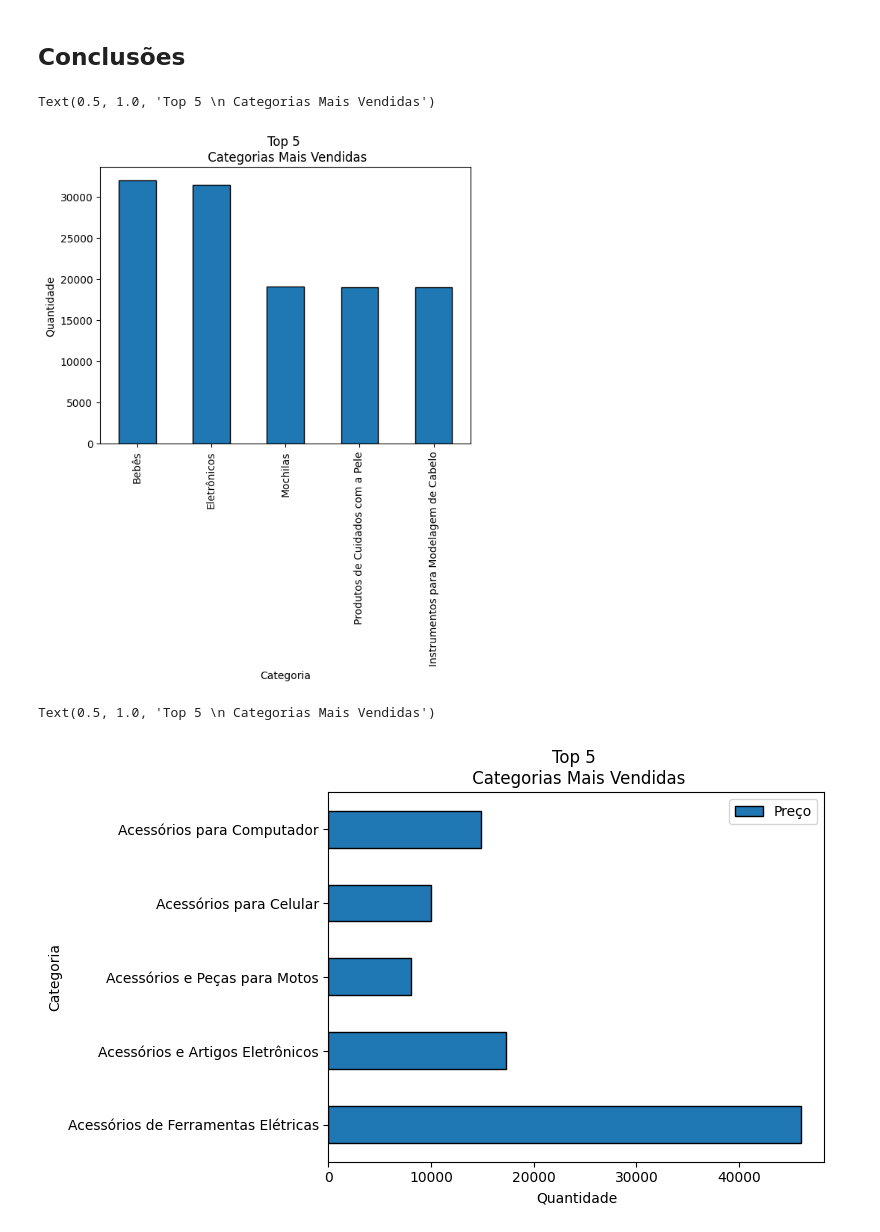
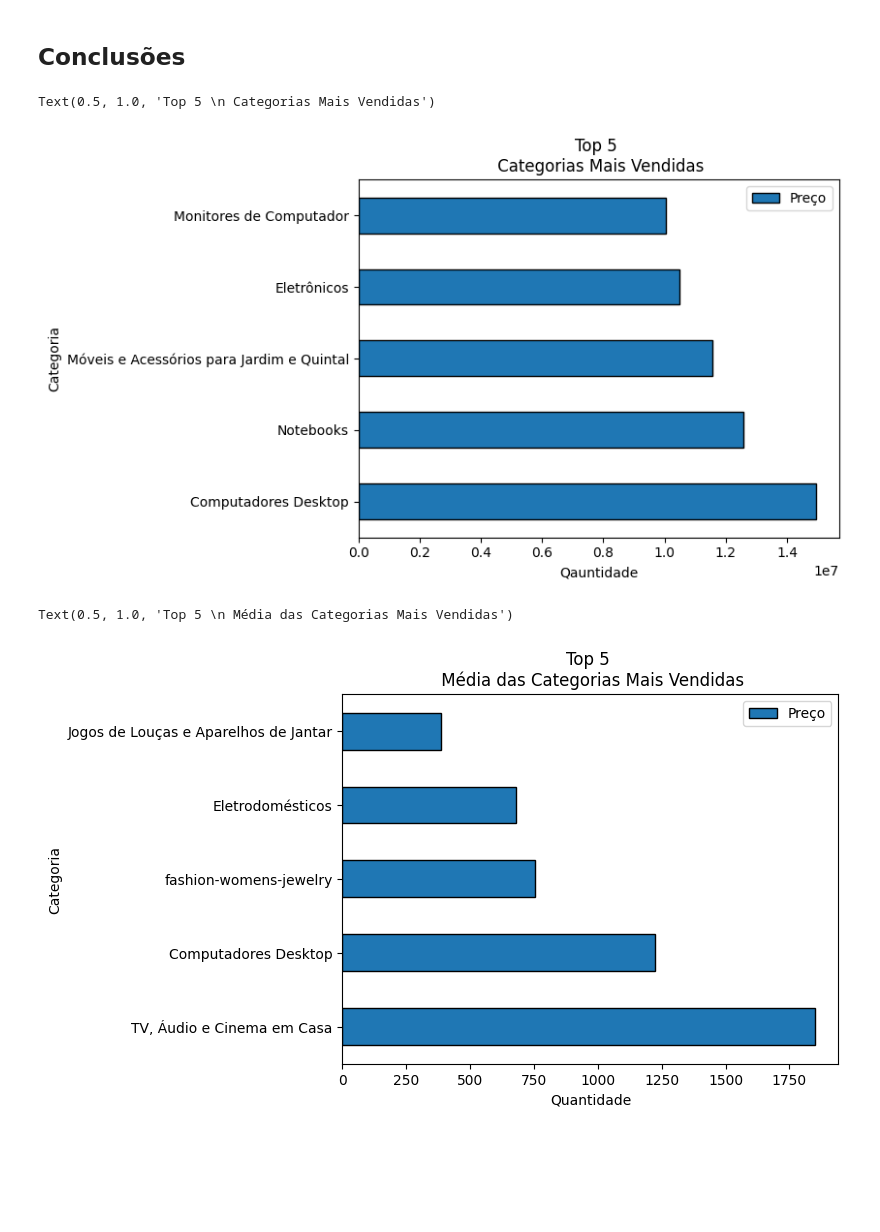
Before and after one commit to reprograma/on26-python-s13-projeto-guiado-II, a Jupyter notebook: exercicios/para-casa/amazon.ipynb, the cells around one changed output. Cells and saved outputs as stored; diff of their text form; code cells hidden in the pictures; blank space fills up the shorter version.

```diff
--- a/exercicios/para-casa/amazon.ipynb
+++ b/exercicios/para-casa/amazon.ipynb
@@ -339,8 +347,9 @@ Name: Categoria do Produto, Length: 206, dtype: int64
 # %%
 # 20. Análise das tendências de preços em diferentes categorias de produtos.
 # 20. a) Soma total.
-df_precCategS = df_tab1.loc[:,["Categoria do Produto", "Preço"]]
+df_precCateg = df_tab1.loc[:,["Categoria do Produto", "Preço"]]
 df_precCategS = df_precCateg.groupby('Categoria do Produto').sum('Preço')
+df_precCategS.sort_values(["Preço"], axis=0, ascending=False, inplace=True)
 df_precCategS
 # %% [output]
 |  | Preço |
@@ -463,23 +473,23 @@ dtype: int64
 ## Conclusões
 # %%
 # título, legendas (Y e X)
-df_categoriasG = df_categorias.head(5)
-df_categoriasG.plot(kind='bar', edgecolor='black');
+df_categoriasG = df_precCategS.head(5)
+df_categoriasG.plot(kind='barh', edgecolor='black');
 
-plt.xlabel('Categoria')
-plt.ylabel('Quantidade')
+plt.xlabel('Qauntidade')
+plt.ylabel('Categoria')
 plt.title('Top 5 \n Categorias Mais Vendidas')
 # %% [output]
 Text(0.5, 1.0, 'Top 5 \n Categorias Mais Vendidas')
-[figure, old version]
+[figure, new version]
 # %%
 # título, legendas (Y e X)
-df_precCategGM = df_precCateg.head(5)
+df_precCategGM = df_precCategM.head(5)
 df_precCategGM.plot(kind='barh', edgecolor='black');
 plt.xlabel('Quantidade')
 plt.ylabel('Categoria')
-plt.title('Top 5 \n Categorias Mais Vendidas')
+plt.title('Top 5 \n Média das Categorias Mais Vendidas')
 # %% [output]
-Text(0.5, 1.0, 'Top 5 \n Categorias Mais Vendidas')
+Text(0.5, 1.0, 'Top 5 \n Média das Categorias Mais Vendidas')
-[figure, old version]
+[figure, new version]
 # %%
```
Also changed, not shown: parts of 16 cells of this notebook, 2 other files.
